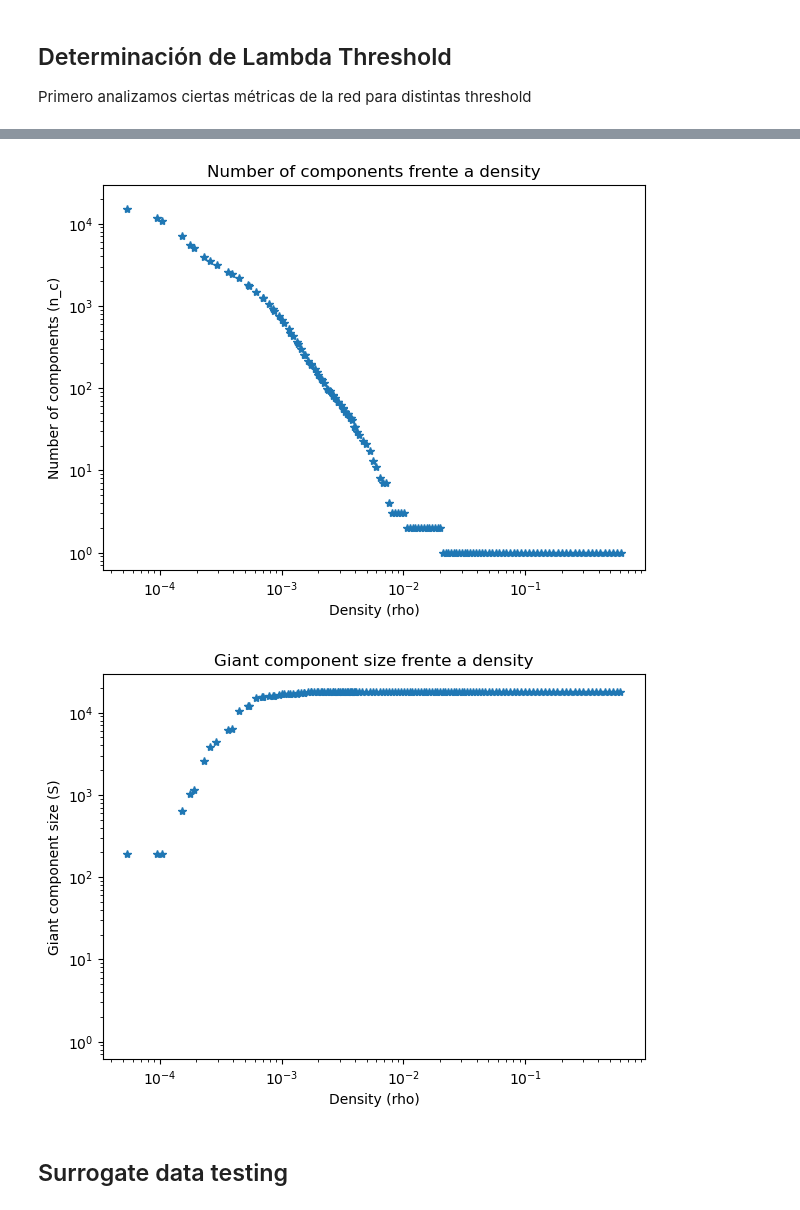
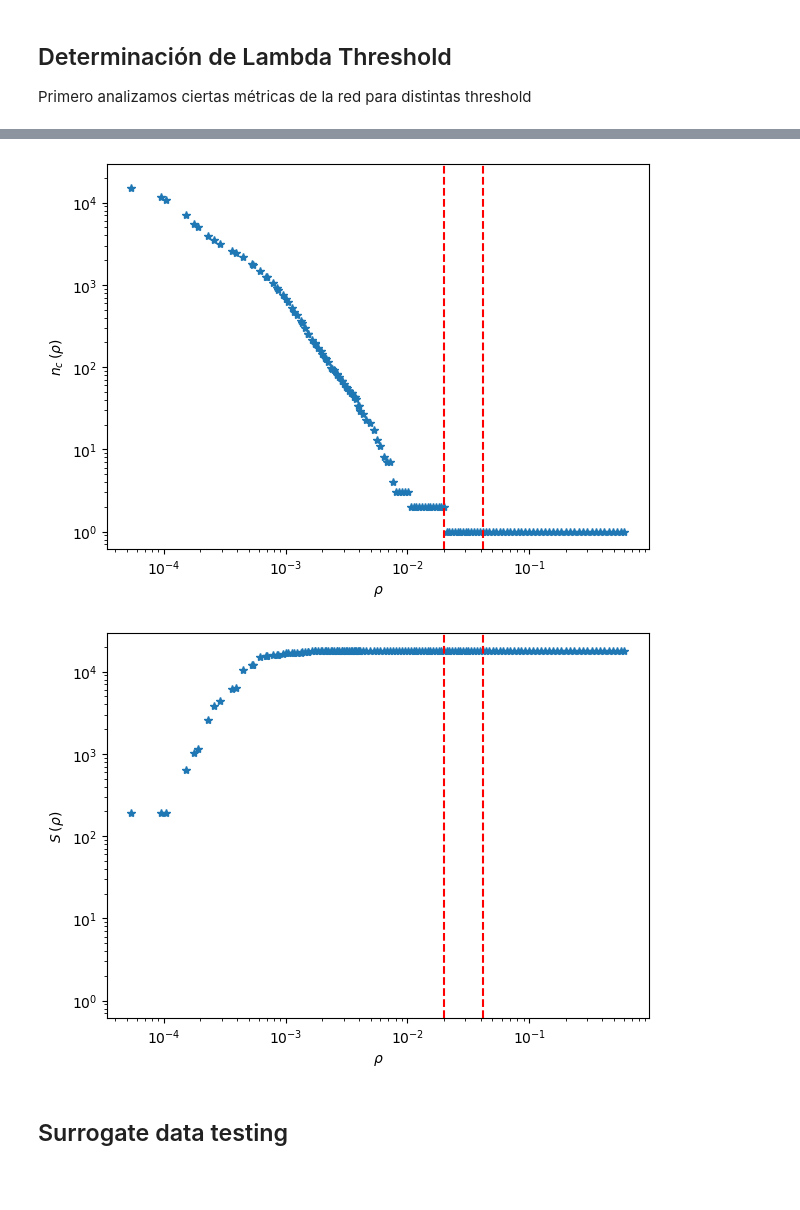
Before and after one commit to ipelayo1/TFG_Ivan, a Jupyter notebook: extract_data.ipynb, the cells around one changed output, grey strips where cells are left out. Cells and saved outputs as stored; diff of their text form; code cells hidden in the pictures; blank space fills up the shorter version.

```diff
--- a/extract_data.ipynb
+++ b/extract_data.ipynb
@@ -814,27 +818,36 @@ plt.show()
 # %%
 #grafica d) del articulo
 plt.figure(figsize=(7, 5))
 plt.plot(edge_density, n_components, '*')
-plt.title('Number of components frente a density')
-plt.xlabel('Density (rho)')
-plt.ylabel('Number of components (n_c)')
+
+plt.xlabel(r'$\rho$')
+plt.axvline(x=0.02, color='r', linestyle='--', label='Límite y=2')
+plt.axvline(x=0.042, color='r', linestyle='--', label='Límite y=2')
 plt.xscale('log')
+
+plt.ylabel(r'$n_c\:(\rho)$')
 plt.yscale('log')
+
 plt.show()
 # %% [output]
-[figure, old version]
+[figure, new version]
 # %%
 #grafica e) del articulo
 plt.figure(figsize=(7, 5))
 plt.plot(edge_density, lcc_size, '*')
-plt.title('Giant component size frente a density')
-plt.xlabel('Density (rho)')
-plt.ylabel('Giant component size (S)')
+
+plt.xlabel(r'$\rho$')
 plt.xscale('log')
+plt.axvline(x=0.02, color='r', linestyle='--', label='Límite y=2')
+plt.axvline(x=0.042, color='r', linestyle='--', label='Límite y=2')
+
+plt.ylabel(r'$S\:(\rho)$')
 plt.yscale('log')
+
+
 plt.show()
 # %% [output]
-[figure, old version]
+[figure, new version]
 # %% [markdown]
 ## Surrogate data testing
 # %%
```
Also changed, not shown: parts of 4 cells of this notebook, 3 other files.
